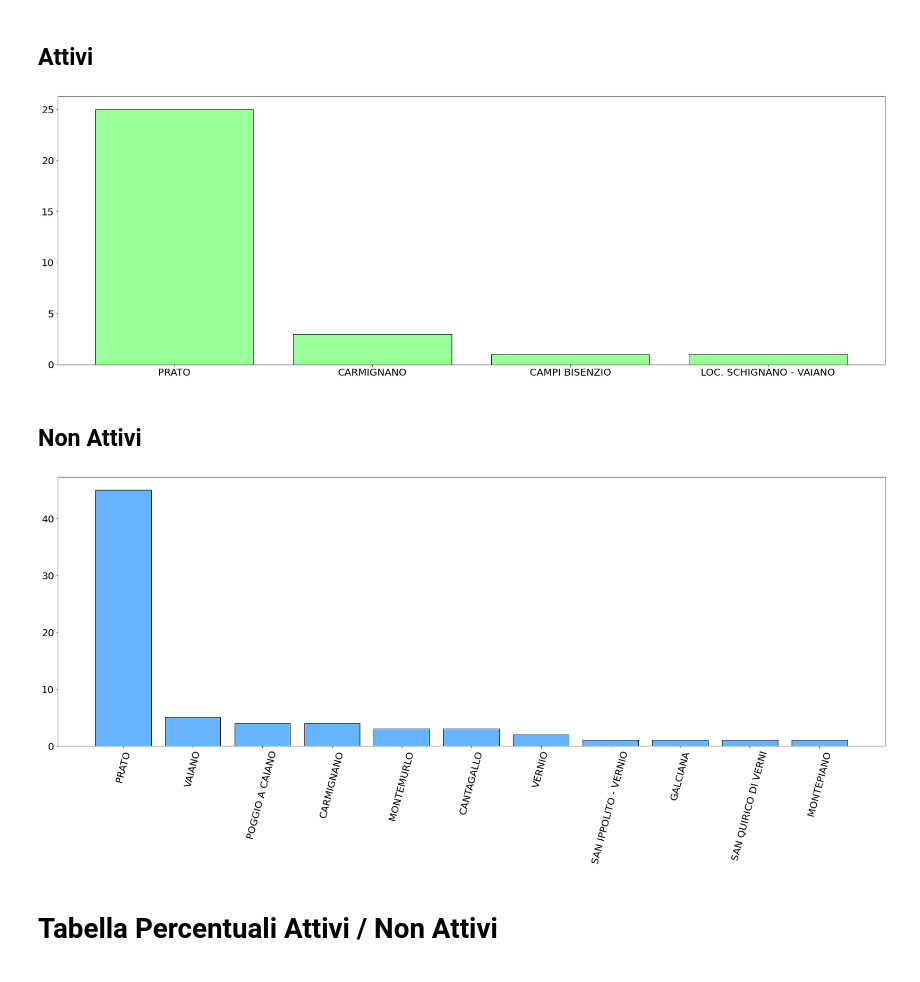
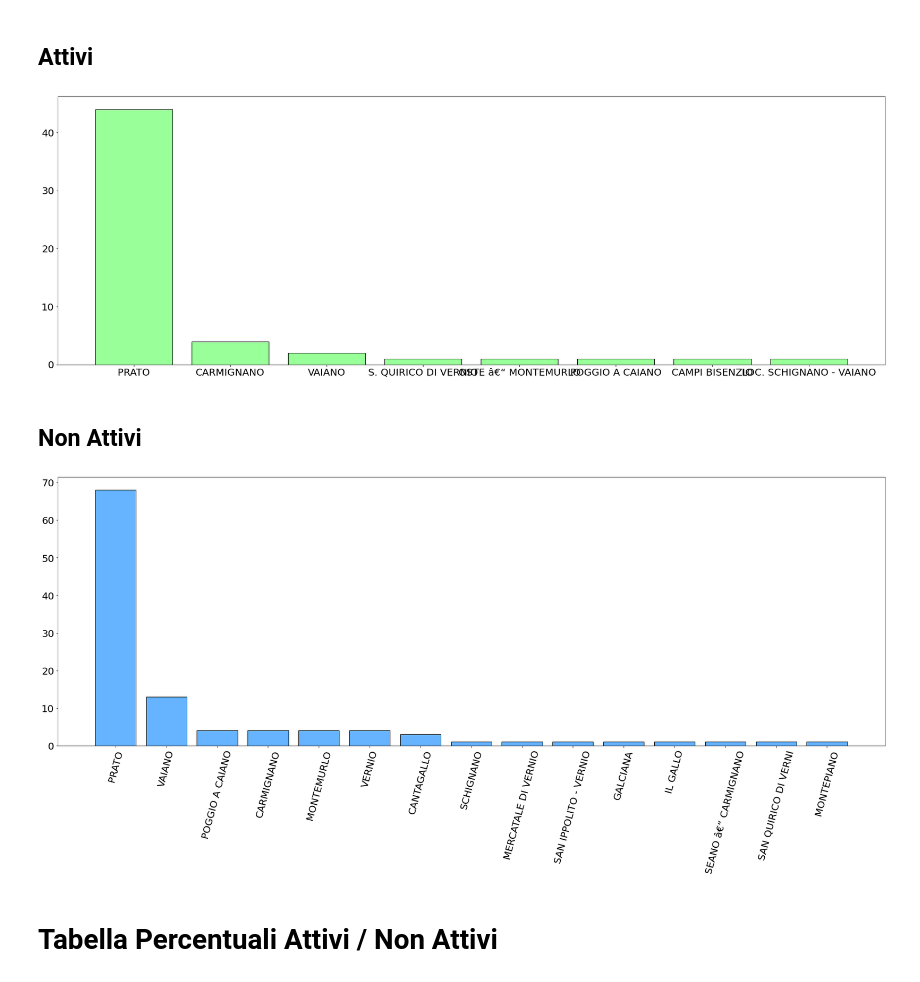
Before and after one commit to davidefabbrico/local-dati-gov, a Jupyter notebook: Wi-Fi Comune di Prato.ipynb, the cells around one changed output. Saved outputs shown, nothing was run; the diff lists cells and outputs as text; code cells hidden in the pictures.

```diff
--- a/Wi-Fi Comune di Prato.ipynb
+++ b/Wi-Fi Comune di Prato.ipynb
@@ -26,0 +15,4 @@ df = pd.DataFrame(json_col2)
+# %%
+### Verifica richiesta dell'API ###
+df = pd.read_csv('http://odn.comune.prato.it/geonetwork/srv/en/resources.get?id=149&fname=puntiaccesso.csv&access=private')
+df
@@ -33,9 +39,9 @@ len(df)
 # %% [markdown]
 ## Quanti attivi e quanti non attivi?
 # %%
-df_nonattivi = df[df["ATTIVO"] == '0']
+df_nonattivi = df[df["ATTIVO"] == 0]
 non_attivi = len(df_nonattivi)
-df_attivi = df[df["ATTIVO"] == '1']
+df_attivi = df[df["ATTIVO"] == 1]
 attivi = len(df_attivi)
 labels = ["Attivi", "Non Attivi"]
 sizes = [attivi, non_attivi]
@@ -79,13 +85,13 @@ loc_nonattivi = df_nonattivi["LOCALITAIMPIANTO"].value_counts()
 ## Attivi
 # %%
 plt.figure(figsize = (30,10))
-plt.xticks(size = 20)
+plt.xticks(size = 20, rotation = )
 plt.yticks(size = 20)
 plt.bar(loc_attivi.index, height = loc_attivi.values, color = '#99ff99',
        edgecolor = "black")
 plt.show()
 # %% [output]
-[figure, old version]
+[figure, new version]
 # %% [markdown]
 ## Non Attivi
 # %%
@@ -96,7 +102,7 @@ plt.bar(loc_nonattivi.index, height = loc_nonattivi.values, color = '#66b3ff',
        edgecolor = "black")
 plt.show()
 # %% [output]
-[figure, old version]
+[figure, new version]
 # %% [markdown]
 # Tabella Percentuali Attivi / Non Attivi
 # %%
```
Also changed, not shown: parts of 10 cells of this notebook.
